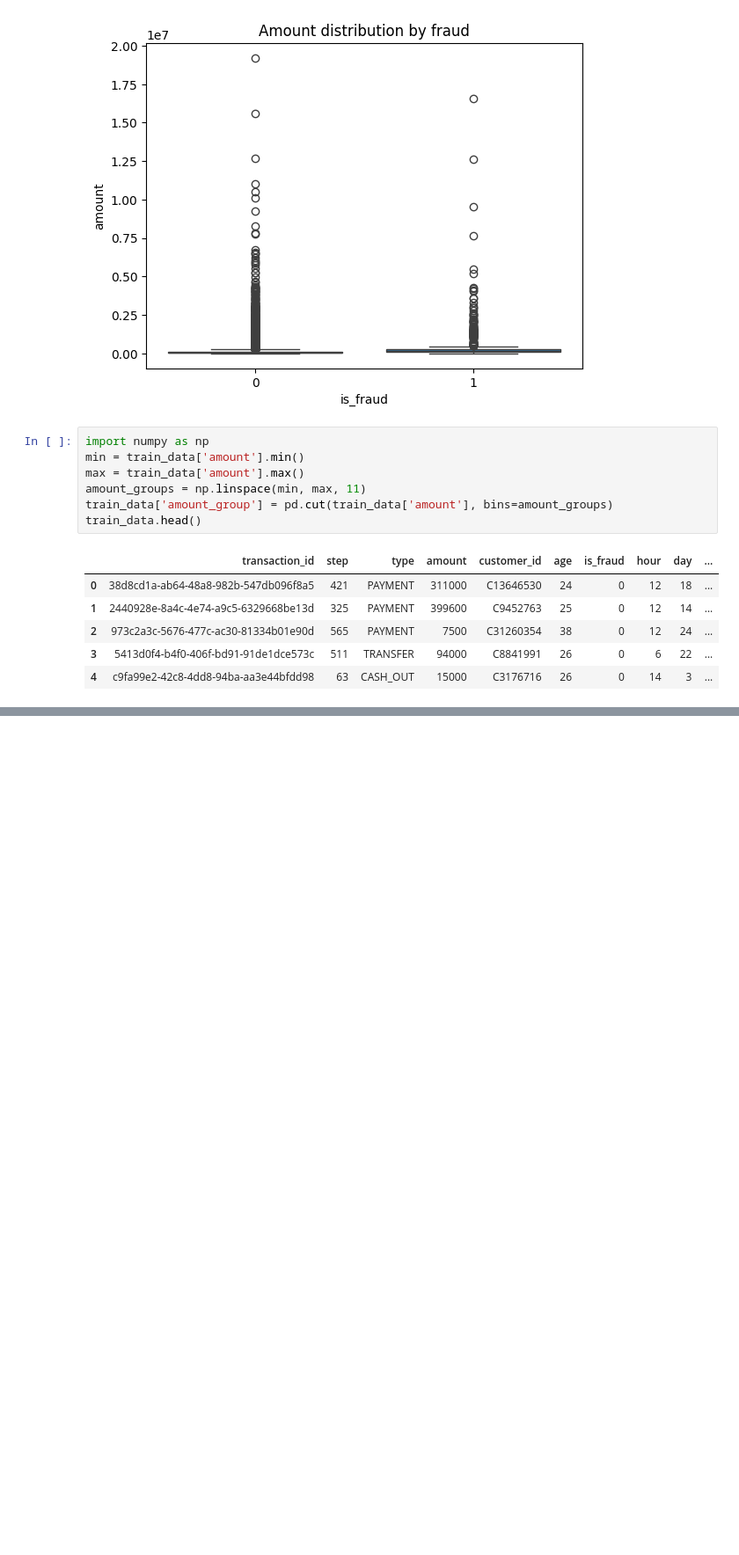
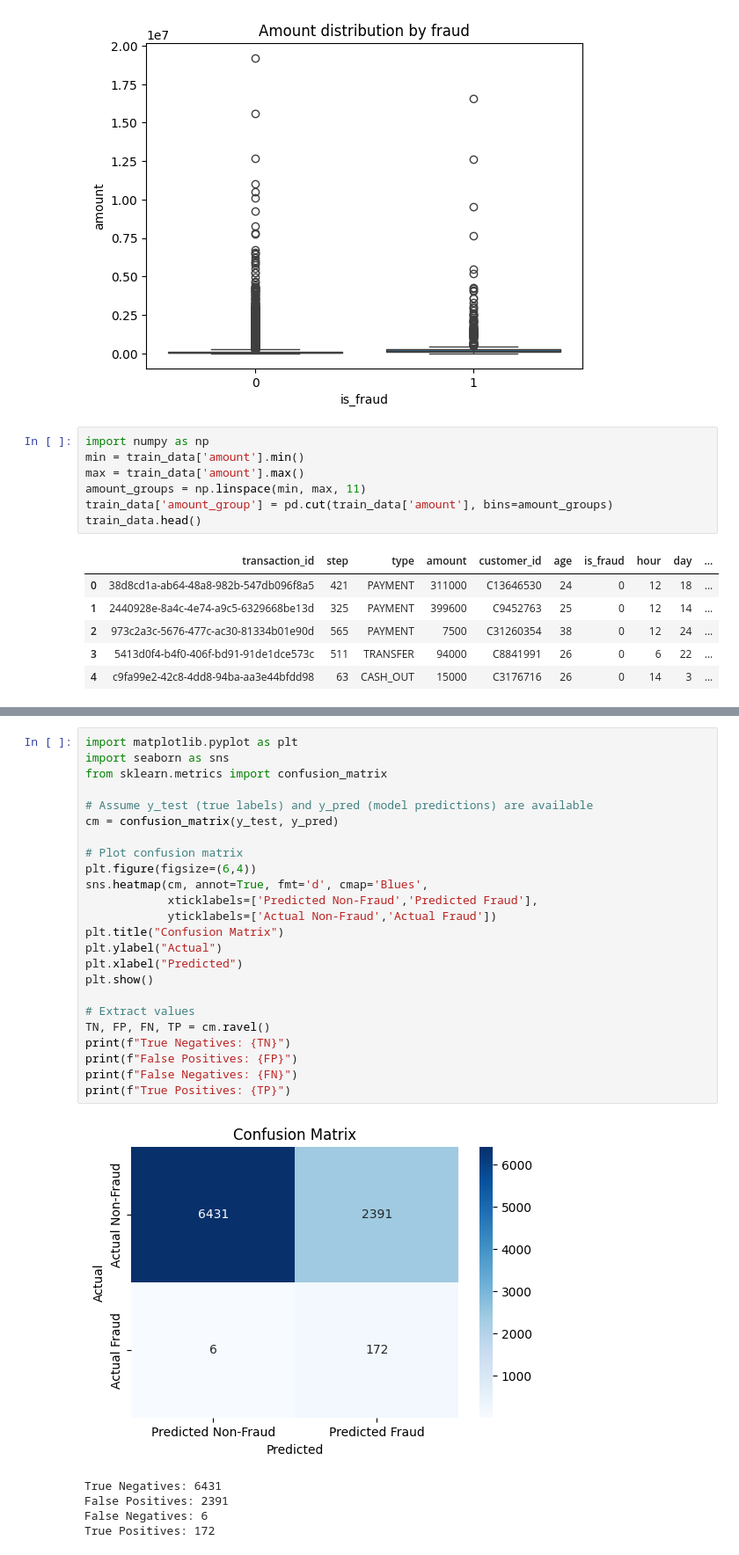
Before and after one commit to MathieuFan22/Mirada-Examen-ML-M2-ISPM, a Jupyter notebook: PoketraFinday-Mirada.ipynb, the cells around one changed output, grey strips where cells are left out. Shown at 88% size. Cells and saved outputs as stored; diff of their text form; blank space fills up the shorter version.

```diff
--- a/PoketraFinday-Mirada.ipynb
+++ b/PoketraFinday-Mirada.ipynb
@@ -103,0 +220,30 @@ TypeError: Invalid object type at position 0
+# %%
+import matplotlib.pyplot as plt
+import seaborn as sns
+from sklearn.metrics import confusion_matrix
+
+# Assume y_test (true labels) and y_pred (model predictions) are available
+cm = confusion_matrix(y_test, y_pred)
+
+# Plot confusion matrix
+plt.figure(figsize=(6,4))
+sns.heatmap(cm, annot=True, fmt='d', cmap='Blues',
+            xticklabels=['Predicted Non-Fraud','Predicted Fraud'],
+            yticklabels=['Actual Non-Fraud','Actual Fraud'])
+plt.title("Confusion Matrix")
+plt.ylabel("Actual")
+plt.xlabel("Predicted")
+plt.show()
+
+# Extract values
+TN, FP, FN, TP = cm.ravel()
+print(f"True Negatives: {TN}")
+print(f"False Positives: {FP}")
+print(f"False Negatives: {FN}")
+print(f"True Positives: {TP}")
+# %% [output]
+[figure, added]
+True Negatives: 6431
+False Positives: 2391
+False Negatives: 6
+True Positives: 172
```
Also changed, not shown: parts of 7 cells of this notebook.
